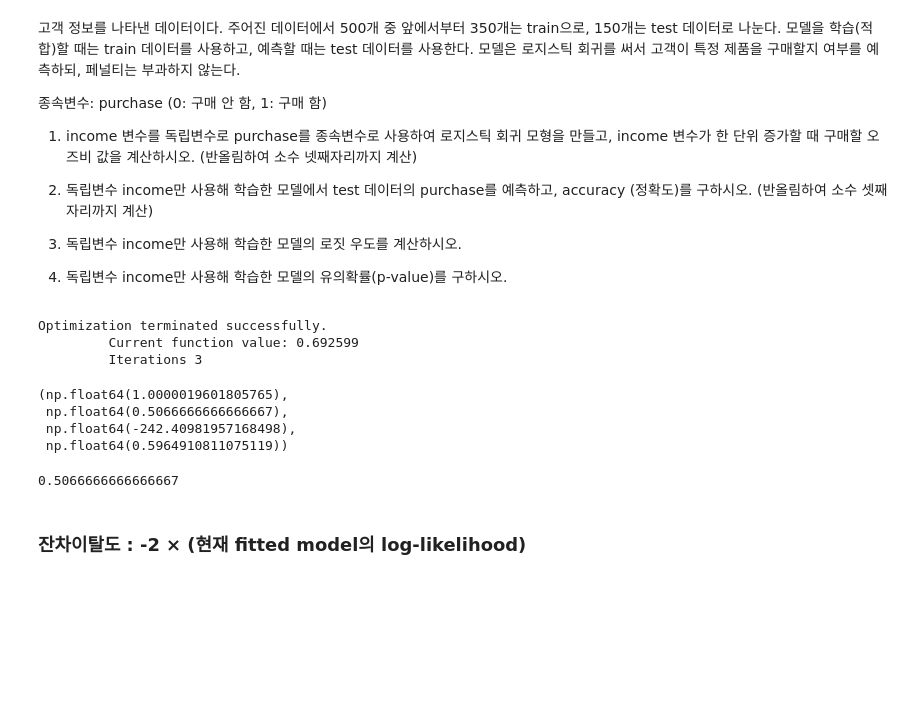
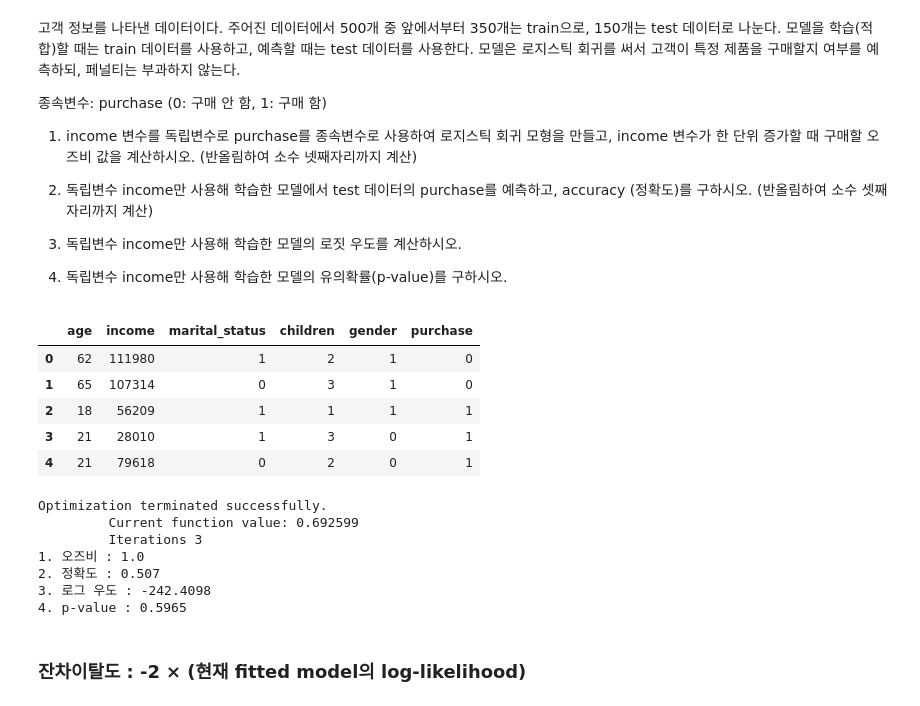
Before and after one commit to cms6090/Big-Data-Analysis, a Jupyter notebook: 3유형/캐글.ipynb, the cells around one changed output. Saved outputs shown, nothing was run; the diff lists cells and outputs as text; code cells hidden in the pictures; blank space fills up the shorter version.

```diff
--- a/3유형/캐글.ipynb
+++ b/3유형/캐글.ipynb
@@ -534,49 +489,52 @@ sm.stats.anova_lm(model)
 # %%
 import pandas as pd
 import numpy as np
 df = pd.read_csv("../data/Customer_Data.csv")
+
+df.head()
+# %% [output]
+|  | age | income | marital_status | children | gender | purchase |
+| 0 | 62 | 111980 | 1 | 2 | 1 | 0 |
+| 1 | 65 | 107314 | 0 | 3 | 1 | 0 |
+| 2 | 18 | 56209 | 1 | 1 | 1 | 1 |
+| 3 | 21 | 28010 | 1 | 3 | 0 | 1 |
+| 4 | 21 | 79618 | 0 | 2 | 0 | 1 |
 # %%
-from statsmodels.formula.api import logit
+import pandas as pd
+import numpy as np
+import statsmodels.formula.api as smf
 from sklearn.metrics import accuracy_score
 
-train = df.iloc[:350]
-test = df.iloc[350:]
+df = pd.read_csv("../data/Customer_Data.csv")
 
-# 1: income 변수를 독립변수로 purchase를 종속변수로 사용하여 로지스틱 회귀 모형을 만들고, income 변수가 한 단위 증가할 때 구매할 오즈비 값을 계산
-model_income = logit('purchase ~ income', data=train)
-result_income = model_income.fit()
+train = df[:350]
+test = df[350:]  # 수정: 350~500
 
-# 오즈비 계산
-odds_ratio_income= np.exp(result_income.params['income'])
+model1 = smf.logit("purchase ~ income", data=train).fit()
 
-# 문제 1-2: 독립변수 income만 사용해 학습한 모델에서 test 데이터의 purchase를 예측하고, 정확도 계산
-predictions_income = result_income.predict(test)
-predicted_classes_income = (predictions_income > 0.5).astype(int)
+# 1. 오즈비
+odds_ratio = np.exp(model1.params["income"])
+print("1. 오즈비 :", round(odds_ratio, 4))
 
-# 정확도 계산
-accuracy_income = (predicted_classes_income == test['purchase']).mean()
+# 2. 정확도
+pred_prob = model1.predict(test)
+pred_class = (pred_prob >= 0.5).astype(int)
+acc = accuracy_score(test["purchase"], pred_class)
+print("2. 정확도 :", round(acc, 3))
 
-# 문제 1-3: 독립변수 income만 사용해 학습한 모델의 로짓 우도 계산
-log_likelihood_income = result_income.llf
+# 3. 로그 우도 (log-likelihood)
+print("3. 로그 우도 :", round(model1.llf, 4))
 
-# 문제 1-4: 독립변수 income만 사용해 학습한 모델의 유의확률(p-value) 계산
-p_value_income = result_income.pvalues['income']
-
-odds_ratio_income, accuracy_income, log_likelihood_income, p_value_income
+# 4. p-value (income 변수)
+print("4. p-value :", round(model1.pvalues["income"], 4))
 # %% [output]
 Optimization terminated successfully.
          Current function value: 0.692599
          Iterations 3
+1. 오즈비 : 1.0
+2. 정확도 : 0.507
+3. 로그 우도 : -242.4098
+4. p-value : 0.5965
-(np.float64(1.0000019601805765),
- np.float64(0.5066666666666667),
- np.float64(-242.40981957168498),
- np.float64(0.5964910811075119))
-# %%
-# 정확도 사이킷런 활용
-from sklearn.metrics import accuracy_score
-accuracy_score(test['purchase'], predicted_classes_income)
-# %% [output]
-0.5066666666666667
 # %% [markdown]
 ### 잔차이탈도 : -2 × (현재 fitted model의 log-likelihood)
 # %% [markdown]
```
Also changed, not shown: parts of 45 cells of this notebook, 3 other files.
